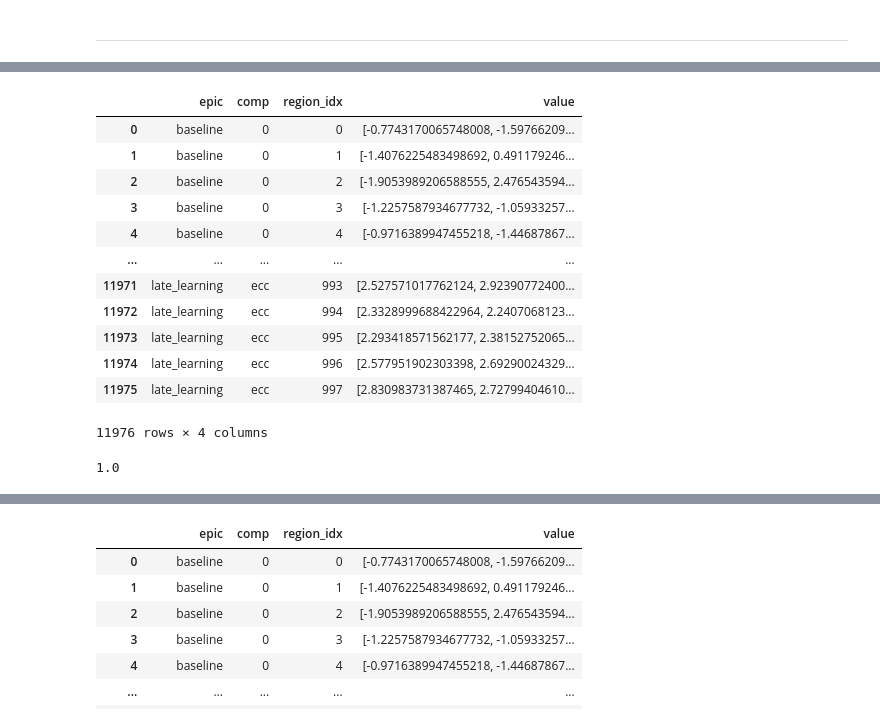
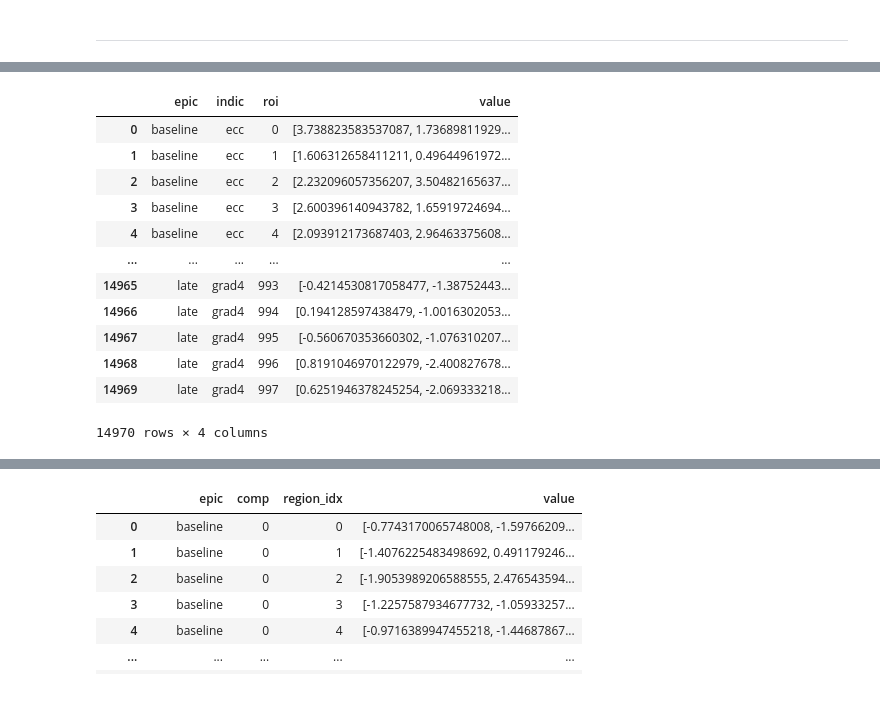
Before and after one commit to qniksefat/gradecc, a Jupyter notebook: statistical_tests.ipynb, the cells around one changed output, grey strips where cells are left out. Cells and saved outputs as stored; diff of their text form; code cells hidden in the pictures.

```diff
--- a/statistical_tests.ipynb
+++ b/statistical_tests.ipynb
@@ -1,7 +3,7 @@
 # %%
 from gradients import *
 # %%
-df = pd.read_csv('subjects_gradients_ecc.csv', dtype={'comp': object}).drop('Unnamed: 0', axis=1)
+df = pd.read_csv('subjects_gradients_ecc.csv')
 # %%
 df
 # %% [output]
@@ -136,21 +114,17 @@ df
 # %%
-rois = df.groupby(['epic', 'comp', 'region_idx']).value.apply(list).reset_index()
+rois = df.groupby(['epic', 'indic', 'roi']).value.apply(list).reset_index()
 rois
 # %% [output]
-|  | epic | comp | region_idx | value |
-| 0 | baseline | 0 | 0 | [-0.7743170065748008, -1.59766209... |
-| 1 | baseline | 0 | 1 | [-1.4076225483498692, 0.491179246... |
-| 2 | baseline | 0 | 2 | [-1.9053989206588555, 2.476543594... |
-| 3 | baseline | 0 | 3 | [-1.2257587934677732, -1.05933257... |
-| 4 | baseline | 0 | 4 | [-0.9716389947455218, -1.44687867... |
+|  | epic | indic | roi | value |
+| 0 | baseline | ecc | 0 | [3.738823583537087, 1.73689811929... |
+| 1 | baseline | ecc | 1 | [1.606312658411211, 0.49644961972... |
+| 2 | baseline | ecc | 2 | [2.232096057356207, 3.50482165637... |
+| 3 | baseline | ecc | 3 | [2.600396140943782, 1.65919724694... |
+| 4 | baseline | ecc | 4 | [2.093912173687403, 2.96463375608... |
 | ... | ... | ... | ... | ... |
-| 11971 | late_learning | ecc | 993 | [2.527571017762124, 2.92390772400... |
-| 11972 | late_learning | ecc | 994 | [2.3328999688422964, 2.2407068123... |
-| 11973 | late_learning | ecc | 995 | [2.293418571562177, 2.38152752065... |
-| 11974 | late_learning | ecc | 996 | [2.577951902303398, 2.69290024329... |
-| 11975 | late_learning | ecc | 997 | [2.830983731387465, 2.72799404610... |
+| 14965 | late | grad4 | 993 | [-0.4214530817058477, -1.38752443... |
+| 14966 | late | grad4 | 994 | [0.194128597438479, -1.0016302053... |
+| 14967 | late | grad4 | 995 | [-0.560670353660302, -1.076310207... |
+| 14968 | late | grad4 | 996 | [0.8191046970122979, -2.400827678... |
+| 14969 | late | grad4 | 997 | [0.6251946378245254, -2.069333218... |
-11976 rows × 4 columns
+14970 rows × 4 columns
-# %%
-d.shape[0] / 4 / 998 / 3
-# %% [output]
-1.0
```
Also changed, not shown: parts of 38 cells of this notebook, 4 other files.
